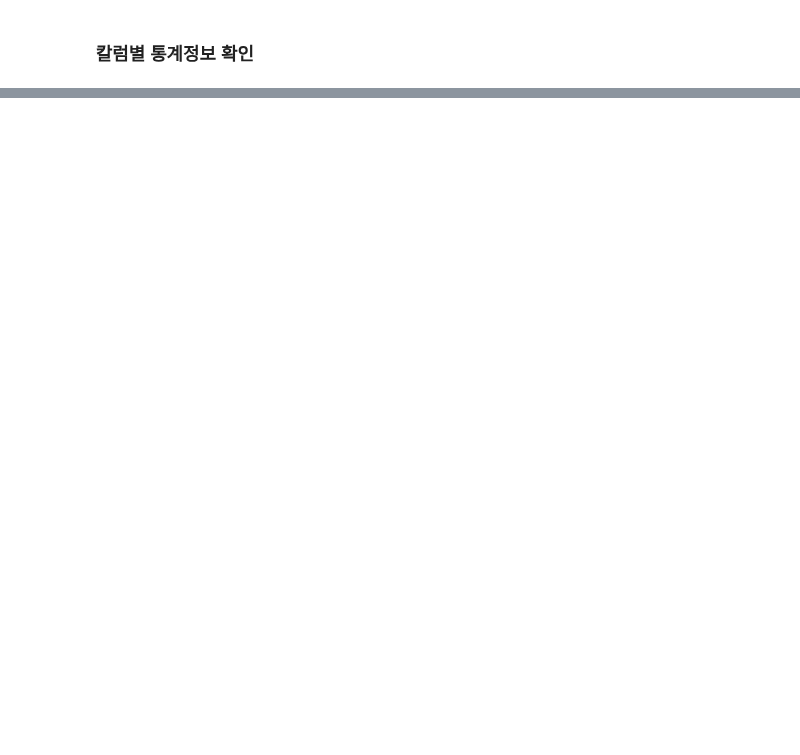
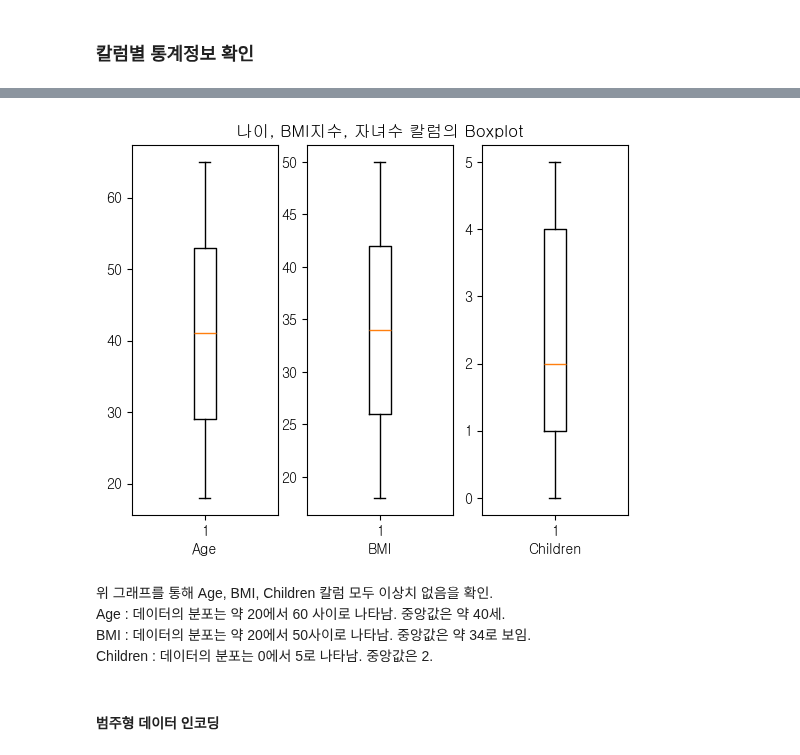
Before and after one commit to halley1116/2025_DA_study, a Jupyter notebook: LYS_2/project-1/LYS_2/pr1.ipynb, the cells around one changed output, grey strips where cells are left out. Drawn from its saved outputs; the diff is of its cells as text; code cells hidden in the pictures; blank space fills up the shorter version.

```diff
--- a/LYS_2/project-1/LYS_2/pr1.ipynb
+++ b/LYS_2/project-1/LYS_2/pr1.ipynb
@@ -184,0 +282,28 @@ Name: count, dtype: int64
+# %%
+boxplot = plt.figure()
+
+axes1 = boxplot.add_subplot(1, 3, 1)
+axes1.boxplot(x = df['age'])
+plt.xlabel('Age')
+
+
+axes2 = boxplot.add_subplot(1, 3, 2)
+axes2.boxplot(x = df['bmi'])
+plt.xlabel('BMI')
+plt.title("나이, BMI지수, 자녀수 칼럼의 Boxplot")
+
+axes3 = boxplot.add_subplot(1, 3, 3)
+axes3.boxplot(x= df['children'])
+plt.xlabel('Children')
+
+
+plt.show()
+# %% [output]
+[figure, added]
+# %% [markdown]
+위 그래프를 통해 Age, BMI, Children 칼럼 모두 이상치 없음을 확인.
+Age : 데이터의 분포는 약 20에서 60 사이로 나타남. 중앙값은 약 40세.
+BMI : 데이터의 분포는 약 20에서 50사이로 나타남. 중앙값은 약 34로 보임.
+Children : 데이터의 분포는 0에서 5로 나타남. 중앙값은 2.
+# %% [markdown]
+#### 범주형 데이터 인코딩
```
Also changed, not shown: parts of 36 cells of this notebook.
